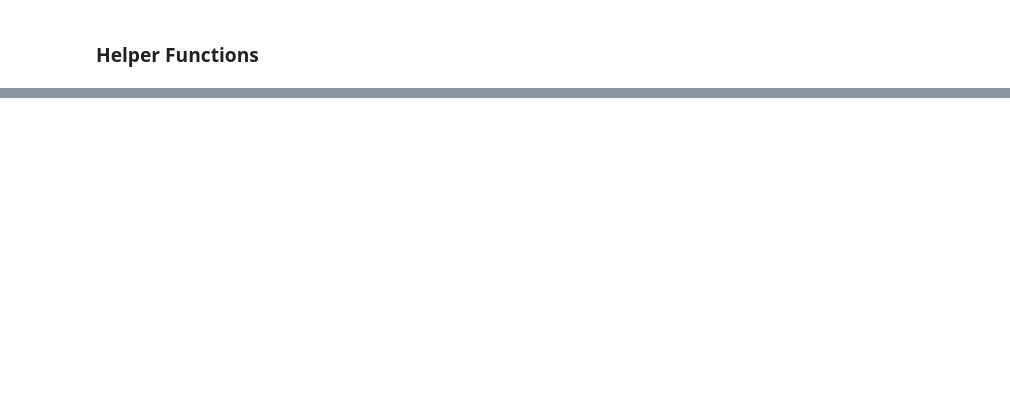
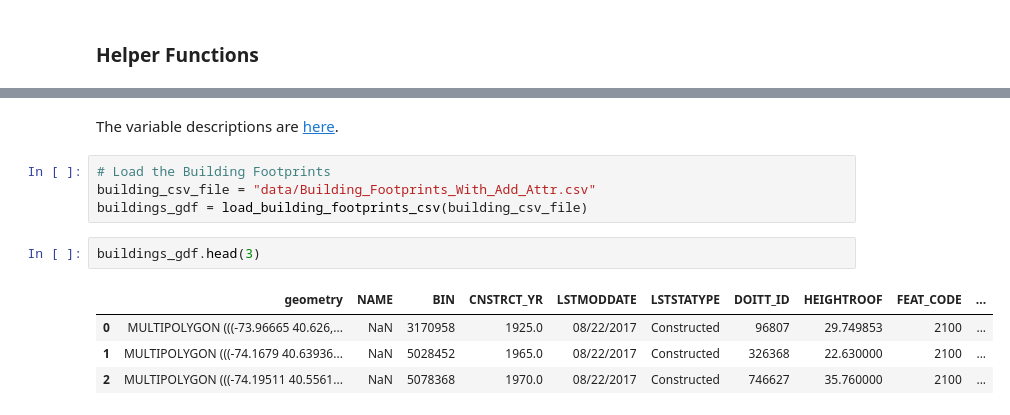
Before and after one commit to adamz312/cooling_with_code, a Jupyter notebook: 02_more_dataset_generation.ipynb, the cells around one changed output, grey strips where cells are left out. Drawn from its saved outputs; the diff is of its cells as text; blank space fills up the shorter version.

```diff
--- a/02_more_dataset_generation.ipynb
+++ b/02_more_dataset_generation.ipynb
@@ -80,0 +539,13 @@ drive.mount('/content/drive')
+# %% [markdown]
+The variable descriptions are [here](https://data.cityofnewyork.us/City-Government/Building-Footprints/5zhs-2jue/about_data).
+# %%
+# Load the Building Footprints
+building_csv_file = "data/Building_Footprints_With_Add_Attr.csv"
+buildings_gdf = load_building_footprints_csv(building_csv_file)
+# %%
+buildings_gdf.head(3)
+# %% [output]
+|  | geometry | NAME | BIN | CNSTRCT_YR | LSTMODDATE | LSTSTATYPE | DOITT_ID | HEIGHTROOF | FEAT_CODE | ... |
+| 0 | MULTIPOLYGON (((-73.96665 40.626,... | NaN | 3170958 | 1925.0 | 08/22/2017 | Constructed | 96807 | 29.749853 | 2100 | ... |
+| 1 | MULTIPOLYGON (((-74.1679 40.63936... | NaN | 5028452 | 1965.0 | 08/22/2017 | Constructed | 326368 | 22.630000 | 2100 | ... |
+| 2 | MULTIPOLYGON (((-74.19511 40.5561... | NaN | 5078368 | 1970.0 | 08/22/2017 | Constructed | 746627 | 35.760000 | 2100 | ... |
```
Also changed, not shown: parts of 62 cells of this notebook.
